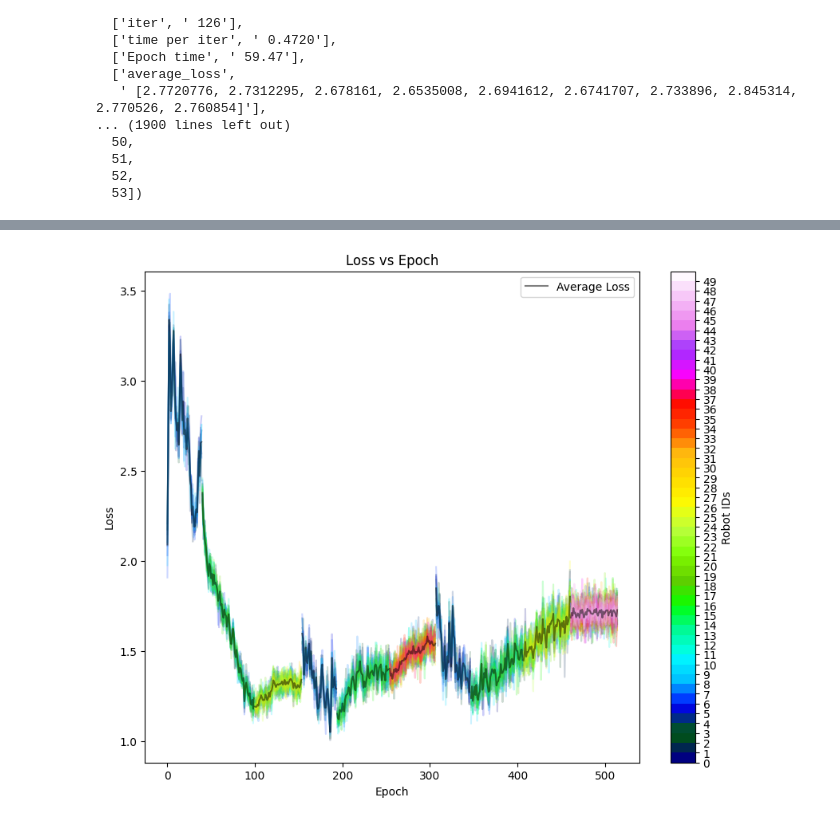
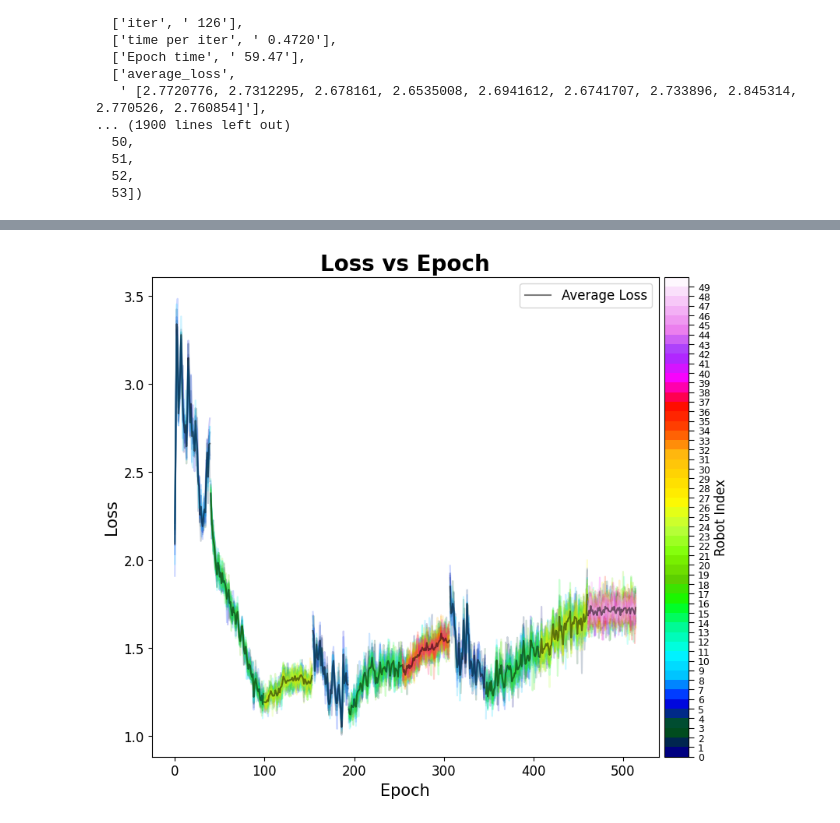
Before and after one commit to Death-Raider/Personal_Projects, a Jupyter notebook: GoalChasing_QLearning/output_processing.ipynb, the cells around one changed output, grey strips where cells are left out. Saved outputs shown, nothing was run; the diff lists cells and outputs as text; code cells hidden in the pictures.

```diff
--- a/GoalChasing_QLearning/output_processing.ipynb
+++ b/GoalChasing_QLearning/output_processing.ipynb
@@ -55,33 +67,53 @@ for i in range(N):
+# %%
+map_fonts = {
+   'title' : {'fontsize': 20, 'fontweight': 'bold', 'color': 'black'},
+   'xlabel' : {'fontsize': 15, 'fontweight': 'medium', 'color': 'black'},
+   'ylabel' : {'fontsize': 15, 'fontweight': 'medium', 'color': 'black'},
+   'xtick' : {'fontsize': 12, 'fontweight': 'medium', 'color': 'black'},
+   'ytick' : {'fontsize': 12, 'fontweight': 'medium', 'color': 'black'},
+   'legend' : {'fontsize': 12, 'loc': 'upper right' },
+   'cbar_tick' : {'labelsize': 9, 'size': 5},
+   'cbar_label' : {'fontsize': 12, 'fontweight': 'medium', 'color': 'black' },
+   'heatmap_annot' : {'fontsize': 18, 'fontweight': 'medium' }
+}
 # %%
 # Predefine consistent colors for each robot
 num_robots = max(loss_data_dict[i]['robot_count'] for i in range(N))
 colors = plt.cm.gist_ncar(np.linspace(0, 1, num_robots))
 cmap = plt.get_cmap('gist_ncar', num_robots)
 cum_sum_range = 0
 fig, ax = plt.subplots(figsize=(10, 8))
 
 for i in range(N):
     range_val = loss_data_dict[i]['epoch_range']
     range_start = cum_sum_range
     range_end = cum_sum_range + range_val
     cum_sum_range += range_val
     values = np.arange(range_start, range_end)
 
     for j in range(loss_data_dict[i]['robot_count']):
         ax.plot(values, loss_data_dict[i]['average_loss'][:, j], alpha=0.2, color=colors[j])
 
     # Plot average loss for this batch
     ax.plot(values, np.mean(loss_data_dict[i]['average_loss'], axis=1), alpha=0.5, color='black', label='Average Loss' if i == 0 else None)
 sm = mpl.cm.ScalarMappable(cmap=cmap, norm=mpl.colors.Normalize(0, num_robots))
-plt.colorbar(sm, ax=ax, ticks=np.arange(num_robots), label="Robot IDs")
-plt.title('Loss vs Epoch')
-plt.xlabel('Epoch')
-plt.ylabel('Loss')
-plt.legend()
+
+cbar = fig.colorbar(sm, ax=ax, ticks=np.arange(num_robots), pad=0.01)
+cbar.ax.tick_params(**map_fonts['cbar_tick']) if 'cbar_tick' in map_fonts else None
+cbar.set_label('Robot Index', **map_fonts['cbar_label'])
+
+plt.title('Loss vs Epoch', fontdict=map_fonts['title'])
+plt.xlabel('Epoch', fontdict=map_fonts['xlabel'])
+plt.ylabel('Loss', fontdict=map_fonts['ylabel'])
+plt.xticks(**map_fonts['xtick'])
+plt.yticks(**map_fonts['ytick'])
+plt.legend(**map_fonts['legend'])
 plt.savefig("loss.png")
+# plt.grid()
+# plt.ylim(top=2.5)
 plt.show()
 # %% [output]
-[figure, old version]
+[figure, new version]
 # %%
 # plt.figure(figsize=(16,10))
 
```
Also changed, not shown: parts of 34 cells of this notebook, 57 other files.
